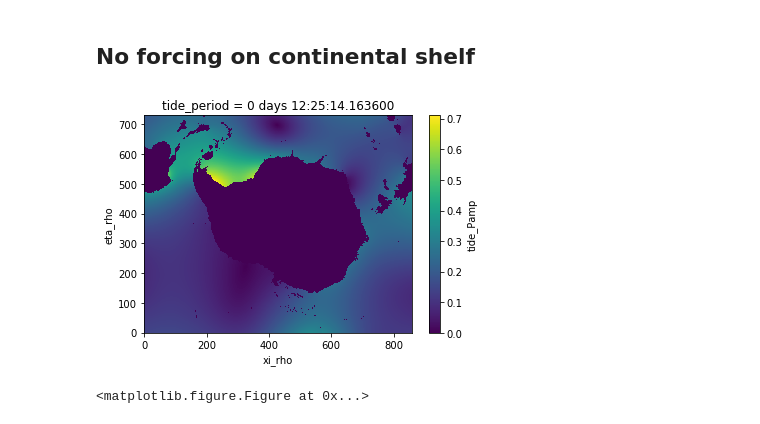
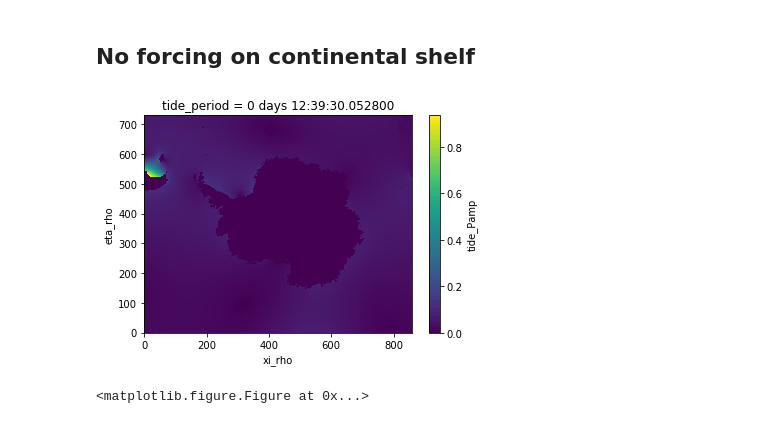
Before and after one commit to kuechenrole/tidal_melting, a Jupyter notebook: notebooks/0.3-kuechenrole-tides_evaluation.ipynb, the cells around one changed output. Saved outputs shown, nothing was run; the diff lists cells and outputs as text; code cells hidden in the pictures.

Commit message:
plotted roms vs sose transsects and generated tidal mask where iceshelf

```diff
--- a/notebooks/0.3-kuechenrole-tides_evaluation.ipynb
+++ b/notebooks/0.3-kuechenrole-tides_evaluation.ipynb
@@ -146,22 +146,15 @@ AttributeError: 'Dataset' object has no attribute 'M2_ampl'
 # %%
 #mask tidal forcing
 pott_path = os.path.join(os.pardir,'data','raw','waom10_full_forcing','Data','waom10','waom10_ptds_large.nc')
 pott_ds = xr.open_dataset(pott_path)
-Pamp_masked = pott_ds.tide_Pamp.where(ds.h.values + ds.zice.values >= 2000.0,0.0)
+grid_path =  os.path.join(os.pardir,'data','raw','waom10_full_forcing','Data','waom10','waom10_grd_large.nc')
+grid_ds = xr.open_dataset(grid_path)
+Pamp_masked = pott_ds.tide_Pamp.where((grid_ds.zice.values == 0.0 ,0.0)
 plt.clf()
-Pamp_masked[0].plot()
-plt.show()plt.clf()
-fig,(ax1,ax2) = plt.subplots(ncols=2,figsize=(15,6))
-fig.suptitle('Comparison of maximum tidal sea surface height amplitude ROMS vs. TPXO7.2',fontsize=16)
-roms_ampl_max.plot(ax=ax1,vmax=6)
-ax1.set_title('ROMS (from 14 day record)')
-ax1.axis('off')
-tpxo_ampl_max.tide_Eamp.plot(ax=ax2,vmax=6)
-ax2.set_title('TPXO (theoretical)')
-ax2.axis('off')
+Pamp_masked[2].plot()
 plt.show()
 # %% [output]
-[figure, old version]
+[figure, new version]
 # %%
 out_path = os.path.join(pott_path,os.pardir,'waom10_ptds_masked.nc')
 pott_ds['tide_Pamp']=Pamp_masked
```
Also changed, not shown: 1 other file.
